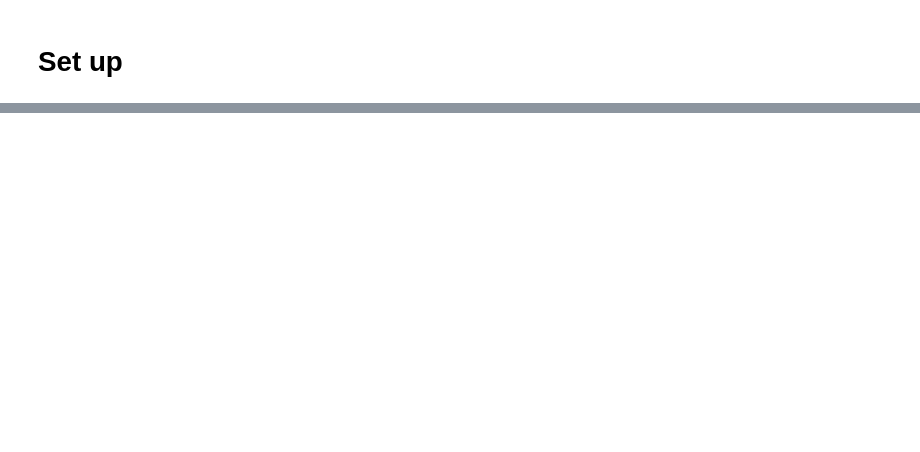
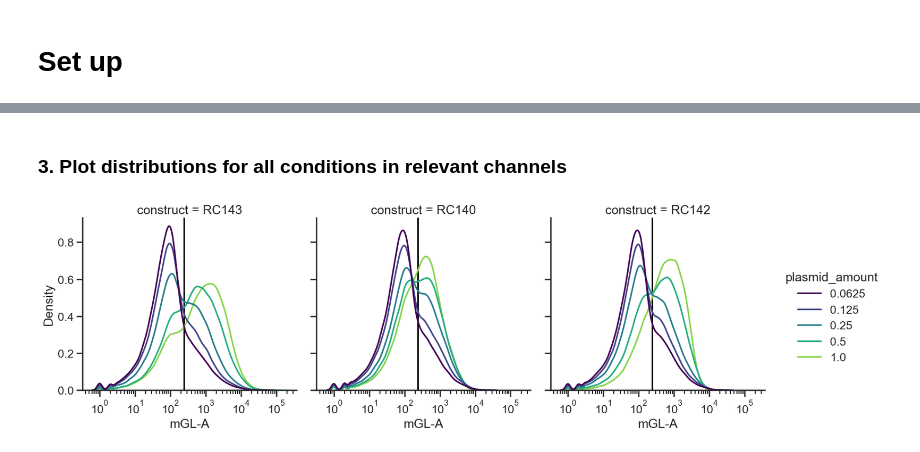
Before and after one commit to GallowayLabMIT/example-training, a Jupyter notebook: analysis_tutorials/flow-example_ComMAND.ipynb, the cells around one changed output, grey strips where cells are left out. Cells and saved outputs as stored; diff of their text form; code cells hidden in the pictures; blank space fills up the shorter version.

```diff
--- a/analysis_tutorials/flow-example_ComMAND.ipynb
+++ b/analysis_tutorials/flow-example_ComMAND.ipynb
@@ -294,0 +250,14 @@ display(stats)
+# %% [markdown]
+### 3. Plot distributions for all conditions in relevant channels
+# %%
+# Plot 1D distributions for circuit conditions
+plot_df = data_log_friendly[data_log_friendly['construct'].isin(['RC140','RC142','RC143'])]
+x = 'mGL-A'
+g = sns.displot(data=plot_df, x=x, col='construct',
+                hue='plasmid_amount', palette=no_yellow_viridis, kind='kde', hue_norm=matplotlib.colors.LogNorm(),
+                log_scale=True, common_norm=False)
+
+for construct, ax in g.axes_dict.items():
+    ax.axvline(gates[x], color='black', zorder=0)
+# %% [output]
+[figure, added]
```
Also changed, not shown: parts of 97 cells of this notebook, 2 other files.
